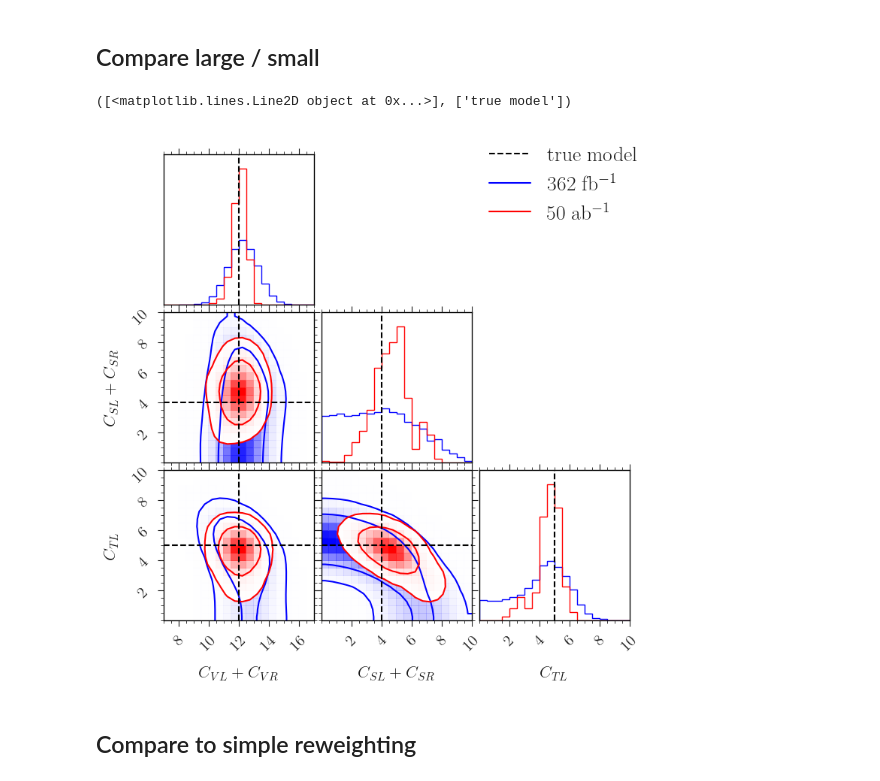
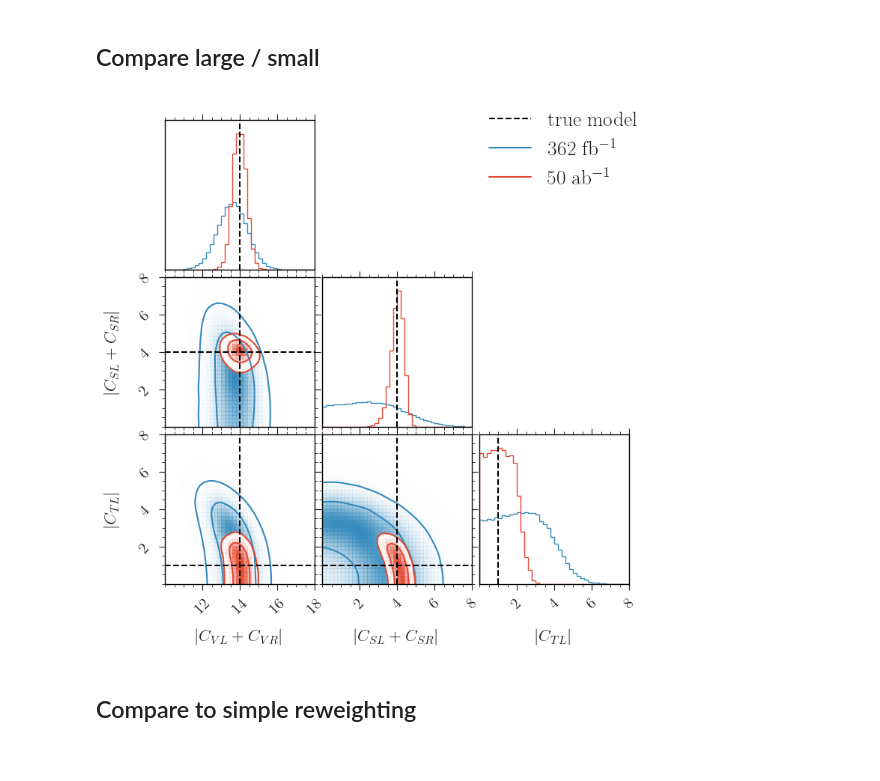
Before and after one commit to lorenzennio/redist, a Jupyter notebook: examples/knunu_plot_samples.ipynb, the cells around one changed output. Saved outputs shown, nothing was run; the diff lists cells and outputs as text; code cells hidden in the pictures.

```diff
--- a/examples/knunu_plot_samples.ipynb
+++ b/examples/knunu_plot_samples.ipynb
@@ -95,53 +98,54 @@ plt.show()
 post_data_small = az.from_json( 'samples/knunu_small_post_data.json')
 post_data_large = az.from_json( 'samples/knunu_large_post_data.json')
 # %%
-cv = r'$C_{VL} + C_{VR}$'
-cs = r'$C_{SL} + C_{SR}$'
-ct = r'$C_{TL}$'
+cv = r'$|C_{VL} + C_{VR}|$'
+cs = r'$|C_{SL} + C_{SR}|$'
+ct = r'$|C_{TL}|$'
 labels = [cv, cs, ct]
 
 file = 'results/knunu_samples.pdf'
 
 fig = corner.corner(post_data_small.posterior,
                     var_names=['cvl', 'csl', 'ctl'],
-                    bins=20,
+                    bins=40,
                     levels=(0.68, 0.95),
-                    range = [(8., 18), (0,10), (0,10)],
+                    range = [(10., 18), (0,8), (0,8)],
                     smooth=1.5,
                     labels=labels,
-                    color='blue',
-                    plot_datapoints=False
+                    color='C0',
+                    plot_datapoints=False,
+                    hist_kwargs={'density': True},
                     );
 
 fig = corner.corner(post_data_large.posterior,
                     var_names=['cvl', 'csl', 'ctl'],
-                    bins=20,
+                    bins=40,
                     levels=(0.68, 0.95),
-                    range = [(7., 17), (0,10), (0,10)],
-                    smooth=1.5,
+                    range = [(10., 18), (0,8), (0,8)],
+                    smooth=1.0,
                     labels=labels,
-                    color='red',
+                    color='C1',
                     plot_datapoints=False,
+                    hist_kwargs={'density': True},
                     fig=fig
                     );
 
-truewcs = [12, 4, 5]
+truewcs = [14, 4, 1]
 corner.overplot_lines(fig, truewcs, color='k', label='true model', linestyle='--')
 # corner.overplot_points(fig, truewcs[None], marker="s", color="C1")
 
 fig.legend(
         handles = fig.axes[0].get_legend_handles_labels()[0] + [
-            mlines.Line2D([], [], color='blue', label=r'362 fb$^{-1}$'),
-            mlines.Line2D([], [], color='red', label=r'50 ab$^{-1}$'),
+            mlines.Line2D([], [], color='C0', label=r'362 fb$^{-1}$'),
+            mlines.Line2D([], [], color='C1', label=r'50 ab$^{-1}$'),
         ],
         fontsize=20, loc="upper right"
     )
 
 plt.savefig(file)
 plt.show()
 # %% [output]
-([<matplotlib.lines.Line2D object at 0x...>], ['true model'])
-[figure, old version]
+[figure, new version]
 # %% [markdown]
 ## Compare to simple reweighting
 # %%
```
Also changed, not shown: parts of 6 cells of this notebook.
